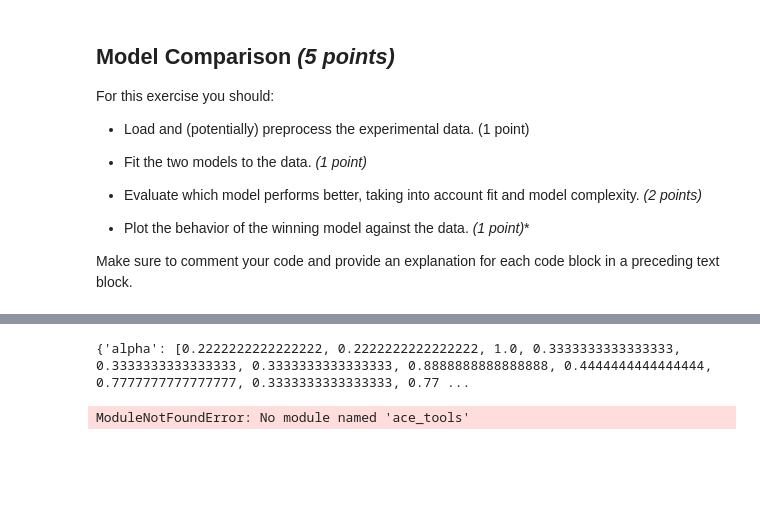
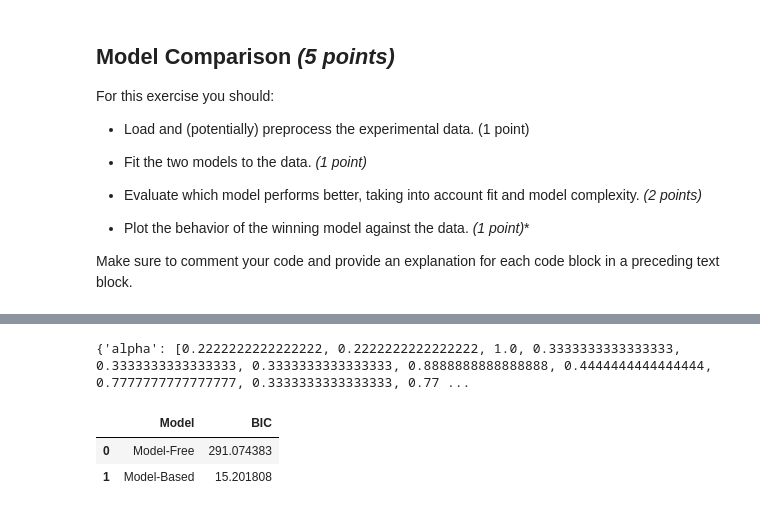
Before and after one commit to elihagen/modeling_group3, a Jupyter notebook: Group3_Experiment_1.ipynb, the cells around one changed output, grey strips where cells are left out. Drawn from its saved outputs; the diff is of its cells as text; code cells hidden in the pictures; blank space fills up the shorter version.

Commit message:
changed: visualization of BIC results

```diff
--- a/Group3_Experiment_1.ipynb
+++ b/Group3_Experiment_1.ipynb
@@ -394,29 +395,31 @@ Note: you may need to restart the kernel to use updated packages.
 # %%
 import numpy as np
 def calculate_bic(num_params, num_data_points, ll):
     """
     Calculate Bayesian Information Criterion (BIC).
     """
     bic = num_params * np.log(num_data_points) - 2 * ll
     return bic
 
 # Number of parameters in each model
 n_params_mf = 3  # Alpha, Beta, Theta
 n_params_mb = 3  # Alpha, Beta, Theta
 
 print(recovered_params)
 # Compute BIC for each model
 bic_mf = calculate_bic(n_params_mf, len(simulated_data_mf), best_likelihood_mf.max())
 bic_mb = calculate_bic(n_params_mb, len(simulated_data), best_likelihood.max())
 
 # Compare Results
 results = pd.DataFrame({
     'Model': ['Model-Free', 'Model-Based'],
     'BIC': [bic_mf, bic_mb]
 })
 
-import ace_tools as tools
-tools.display_dataframe_to_user(name="Model Comparison Results", dataframe=results)
+from IPython.display import display
+display(results)
 # %% [output]
 {'alpha': [0.2222222222222222, 0.2222222222222222, 1.0, 0.3333333333333333, 0.3333333333333333, 0.3333333333333333, 0.8888888888888888, 0.4444444444444444, 0.7777777777777777, 0.3333333333333333, 0.77 ...
-ModuleNotFoundError: No module named 'ace_tools'
+|  | Model | BIC |
+| 0 | Model-Free | 291.074383 |
+| 1 | Model-Based | 15.201808 |
```
Also changed, not shown: parts of 2 cells of this notebook.
